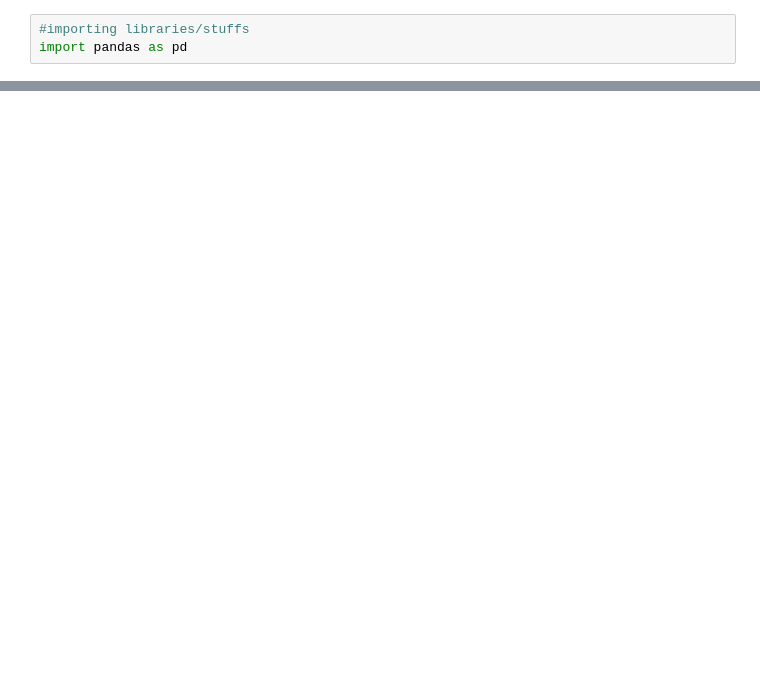
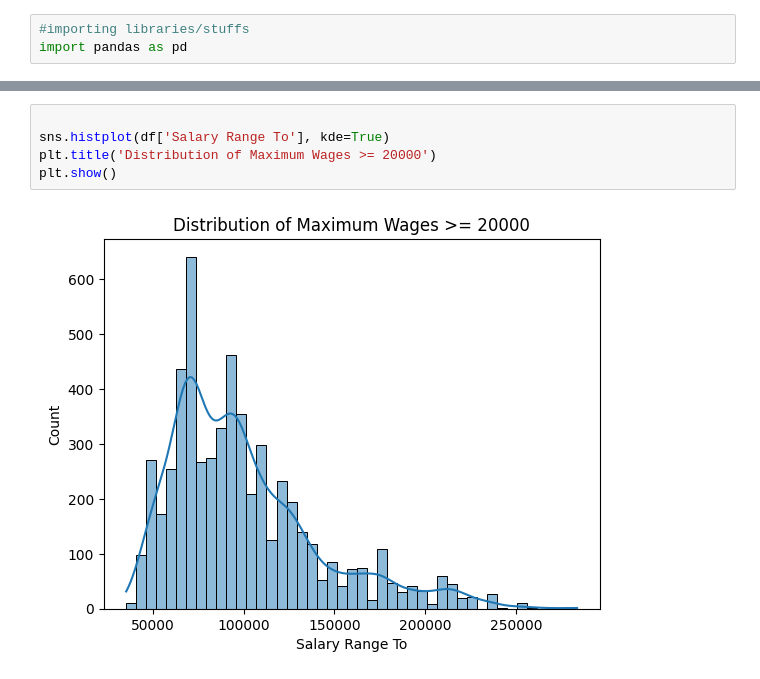
Before and after one commit to nvang15/DTSC_Project, a Jupyter notebook: CODE FOR PROJECT.ipynb, the cells around one changed output, grey strips where cells are left out. Cells and saved outputs as stored; diff of their text form; blank space fills up the shorter version.

```diff
--- a/CODE FOR PROJECT.ipynb
+++ b/CODE FOR PROJECT.ipynb
@@ -30,0 +46,7 @@ print(df.head(5))
+# %%
+
+sns.histplot(df['Salary Range To'], kde=True)
+plt.title('Distribution of Maximum Wages >= 20000')
+plt.show()
+# %% [output]
+[figure, added]
```
Also changed, not shown: parts of 9 cells of this notebook, 1 other file.
